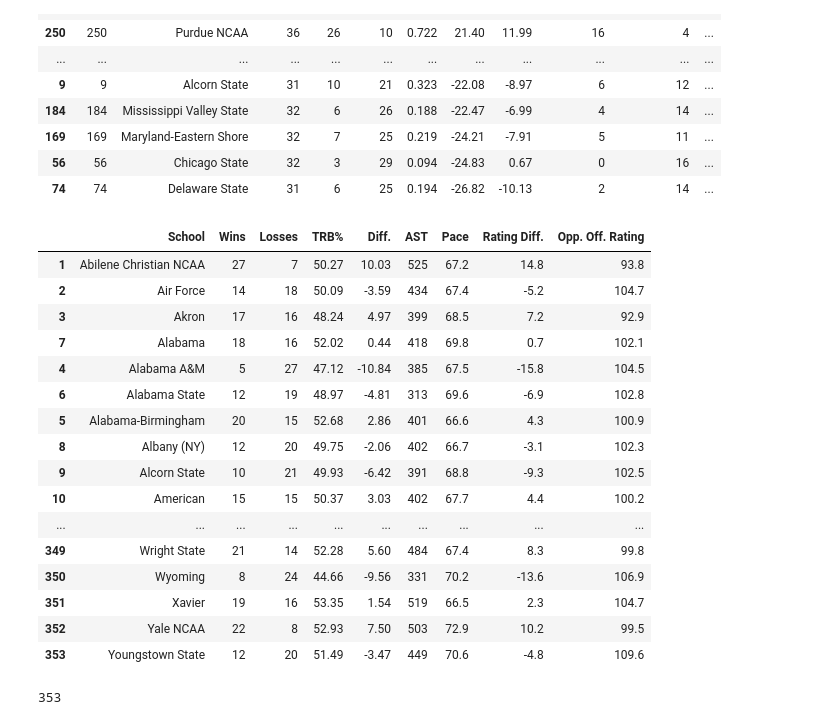
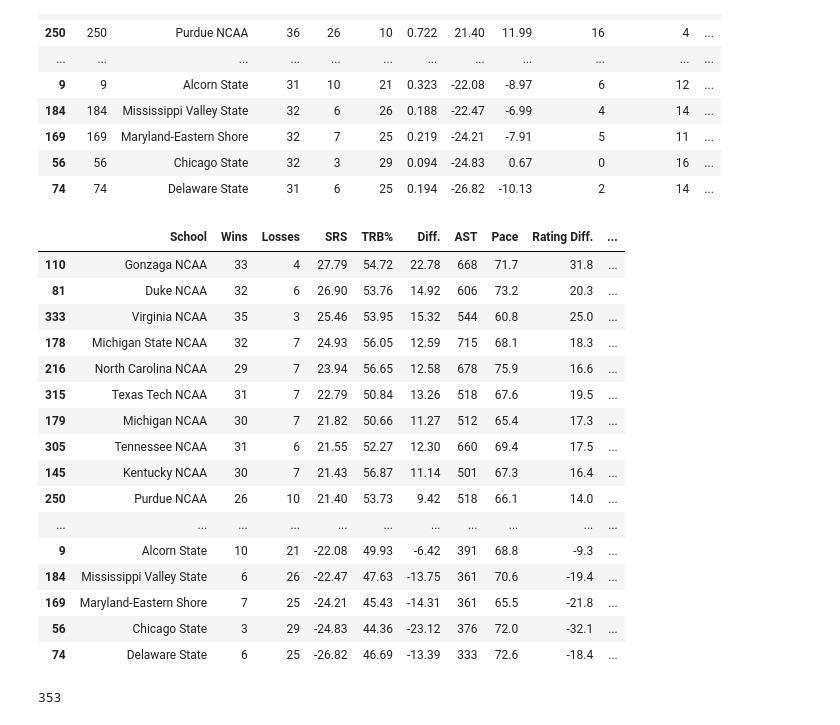
Before and after one commit to jacobdv/march-madness, a Jupyter notebook: 2019/2019_NCAA_Calculations.ipynb, the cells around one changed output. Saved outputs shown, nothing was run; the diff lists cells and outputs as text; code cells hidden in the pictures.

```diff
--- a/2019/2019_NCAA_Calculations.ipynb
+++ b/2019/2019_NCAA_Calculations.ipynb
@@ -124,41 +124,42 @@ ncaa_opp_adv = ncaa_opp_adv.astype({"EFG%":"float64"})
 # %%
 # Key Stats
 key_stats = pd.DataFrame()
 
 # Pulls Key Stats
 key_stats["School"] = ncaa["School"]
 key_stats["Wins"] = ncaa["Wins"]
 key_stats["Losses"] = ncaa["Losses"]
+key_stats["SRS"] = ncaa_adv["SRS"]
 key_stats["TRB%"] = round(100 * ncaa_adv["TRB%"], 2)
 key_stats["Diff."] = round((ncaa["Team Points"]-ncaa["Opp. Points"])/ncaa["Games"],2)
 key_stats["AST"] = ncaa["AST"]
 key_stats["Pace"] = ncaa_adv["Pace"]
 key_stats["Rating Diff."] = ncaa_adv["Offensive Rating"] - ncaa_opp_adv["Offensive Rating"]
 key_stats["Opp. Off. Rating"] = ncaa_opp_adv["Offensive Rating"]
 
 # Only teams with winning seasons.
 #key_stats = key_stats[key_stats["Wins"] > key_stats["Losses"]]
 
 # Sorts Values
-key_stats.sort_values("School", ascending=True)
+key_stats.sort_values("SRS", ascending=False)
 # %% [output]
-|  | School | Wins | Losses | TRB% | Diff. | AST | Pace | Rating Diff. | Opp. Off. Rating |
-| 1 | Abilene Christian NCAA | 27 | 7 | 50.27 | 10.03 | 525 | 67.2 | 14.8 | 93.8 |
-| 2 | Air Force | 14 | 18 | 50.09 | -3.59 | 434 | 67.4 | -5.2 | 104.7 |
-| 3 | Akron | 17 | 16 | 48.24 | 4.97 | 399 | 68.5 | 7.2 | 92.9 |
-| 7 | Alabama | 18 | 16 | 52.02 | 0.44 | 418 | 69.8 | 0.7 | 102.1 |
-| 4 | Alabama A&M | 5 | 27 | 47.12 | -10.84 | 385 | 67.5 | -15.8 | 104.5 |
-| 6 | Alabama State | 12 | 19 | 48.97 | -4.81 | 313 | 69.6 | -6.9 | 102.8 |
-| 5 | Alabama-Birmingham | 20 | 15 | 52.68 | 2.86 | 401 | 66.6 | 4.3 | 100.9 |
-| 8 | Albany (NY) | 12 | 20 | 49.75 | -2.06 | 402 | 66.7 | -3.1 | 102.3 |
-| 9 | Alcorn State | 10 | 21 | 49.93 | -6.42 | 391 | 68.8 | -9.3 | 102.5 |
-| 10 | American | 15 | 15 | 50.37 | 3.03 | 402 | 67.7 | 4.4 | 100.2 |
-| ... | ... | ... | ... | ... | ... | ... | ... | ... | ... |
-| 349 | Wright State | 21 | 14 | 52.28 | 5.60 | 484 | 67.4 | 8.3 | 99.8 |
-| 350 | Wyoming | 8 | 24 | 44.66 | -9.56 | 331 | 70.2 | -13.6 | 106.9 |
-| 351 | Xavier | 19 | 16 | 53.35 | 1.54 | 519 | 66.5 | 2.3 | 104.7 |
-| 352 | Yale NCAA | 22 | 8 | 52.93 | 7.50 | 503 | 72.9 | 10.2 | 99.5 |
-| 353 | Youngstown State | 12 | 20 | 51.49 | -3.47 | 449 | 70.6 | -4.8 | 109.6 |
+|  | School | Wins | Losses | SRS | TRB% | Diff. | AST | Pace | Rating Diff. | ... |
+| 110 | Gonzaga NCAA | 33 | 4 | 27.79 | 54.72 | 22.78 | 668 | 71.7 | 31.8 | ... |
+| 81 | Duke NCAA | 32 | 6 | 26.90 | 53.76 | 14.92 | 606 | 73.2 | 20.3 | ... |
+| 333 | Virginia NCAA | 35 | 3 | 25.46 | 53.95 | 15.32 | 544 | 60.8 | 25.0 | ... |
+| 178 | Michigan State NCAA | 32 | 7 | 24.93 | 56.05 | 12.59 | 715 | 68.1 | 18.3 | ... |
+| 216 | North Carolina NCAA | 29 | 7 | 23.94 | 56.65 | 12.58 | 678 | 75.9 | 16.6 | ... |
+| 315 | Texas Tech NCAA | 31 | 7 | 22.79 | 50.84 | 13.26 | 518 | 67.6 | 19.5 | ... |
+| 179 | Michigan NCAA | 30 | 7 | 21.82 | 50.66 | 11.27 | 512 | 65.4 | 17.3 | ... |
+| 305 | Tennessee NCAA | 31 | 6 | 21.55 | 52.27 | 12.30 | 660 | 69.4 | 17.5 | ... |
+| 145 | Kentucky NCAA | 30 | 7 | 21.43 | 56.87 | 11.14 | 501 | 67.3 | 16.4 | ... |
+| 250 | Purdue NCAA | 26 | 10 | 21.40 | 53.73 | 9.42 | 518 | 66.1 | 14.0 | ... |
+| ... | ... | ... | ... | ... | ... | ... | ... | ... | ... | ... |
+| 9 | Alcorn State | 10 | 21 | -22.08 | 49.93 | -6.42 | 391 | 68.8 | -9.3 | ... |
+| 184 | Mississippi Valley State | 6 | 26 | -22.47 | 47.63 | -13.75 | 361 | 70.6 | -19.4 | ... |
+| 169 | Maryland-Eastern Shore | 7 | 25 | -24.21 | 45.43 | -14.31 | 361 | 65.5 | -21.8 | ... |
+| 56 | Chicago State | 3 | 29 | -24.83 | 44.36 | -23.12 | 376 | 72.0 | -32.1 | ... |
+| 74 | Delaware State | 6 | 25 | -26.82 | 46.69 | -13.39 | 333 | 72.6 | -18.4 | ... |
 # %%
 # Algorithms
 algorithms = pd.DataFrame()
```
Also changed, not shown: parts of 2 cells of this notebook.
